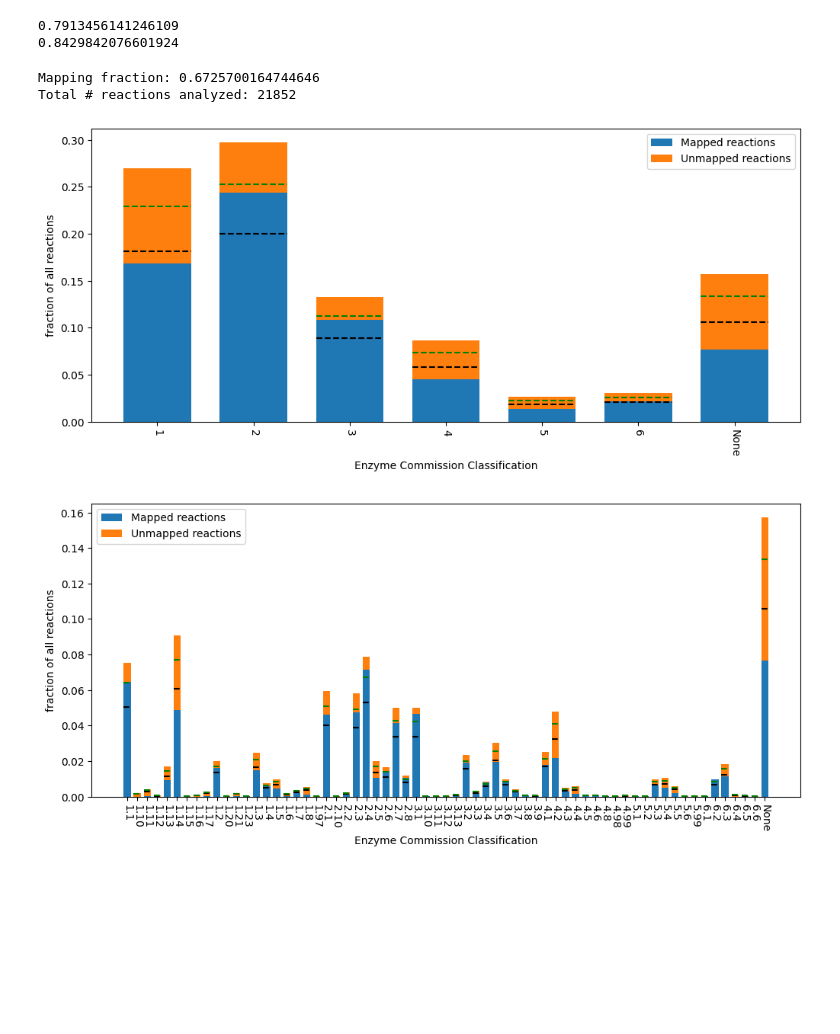
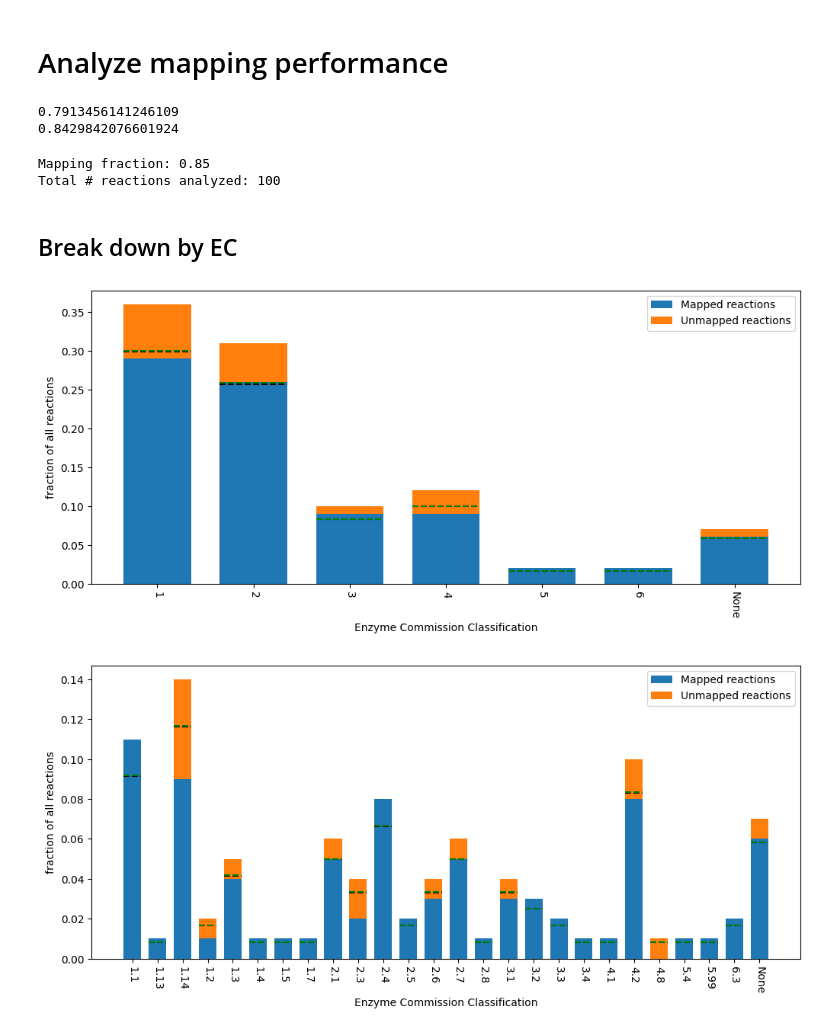
Before and after one commit to stefanpate/reaction-mapping, a Jupyter notebook: analysis_data_wrangling/analyze_mapping.ipynb, the cells around one changed output. Saved outputs shown, nothing was run; the diff lists cells and outputs as text; code cells hidden in the pictures; blank space fills up the shorter version.

```diff
--- a/analysis_data_wrangling/analyze_mapping.ipynb
+++ b/analysis_data_wrangling/analyze_mapping.ipynb
@@ -9,3 +14,5 @@ from utils import save_json, load_json
+# %% [markdown]
+# Analyze mapping performance
 # %%
 # Settings
 filtered_mc_path = '../mapping/mc_v21_as_is.json'
@@ -46,7 +53,7 @@ print(len(list(filtered_rxns_w_ec.keys())) / len(filtered_mc_rxns))
 0.8429842076601924
 # %%
 # Load in all rule names
-rules_path = '../mapping/JN3604IMT_rules.tsv'
+rules_path = '../mapping/minimal1224_all_uniprot.tsv' # JN3604IMT_rules.tsv
 all_rules = []
 with open(rules_path, 'r') as f:
     reader = csv.reader(f, delimiter='\t')
@@ -56,9 +63,9 @@ with open(rules_path, 'r') as f:
 all_rules = all_rules[1:]
 # %%
 # Load mapping
-mapping_path = '../mapping/mapping_all_mc_v21_imt_rules.csv'
-missing_path = '../mapping/missing_smiles_all_mc_v21_imt_rules.csv'
-parse_path = '../mapping/smiles_parse_issues_all_mc_v21_imt_rules.csv'
+mapping_path = '../mapping/mapping_random_100_mc_v21_min_rules_enforce_cof.csv'
+missing_path = '../mapping/missing_smiles_random_100_mc_v21_min_rules_enforce_cof.csv'
+parse_path = '../mapping/smiles_parse_issues_random_100_mc_v21_min_rules_enforce_cof.csv'
 all_rxns = []
 mapped_rxns = []
 unmapped_rxns = []
@@ -97,8 +104,10 @@ unmapped_rxns = list(set(unmapped_rxns) - set(parse_issues))
 print("Mapping fraction: {}".format(len(mapped_rxns) / len(all_rxns)))
 print("Total # reactions analyzed: {}".format(len(all_rxns)))
 # %% [output]
-Mapping fraction: 0.6725700164744646
-Total # reactions analyzed: 21852
+Mapping fraction: 0.85
+Total # reactions analyzed: 100
+# %% [markdown]
+## Break down by EC
 # %%
 map_frac = len(mapped_rxns) / len(all_rxns)
 
@@ -170,36 +179,36 @@ ymax = [0.55, 0.35]
 for i in range(2): # Iterate over 2 levels of ecc
     fig, ax = plt.subplots(figsize=(12,5))
     tot = sum(list(ecc_arrs[0][i].values())) + sum(list(ecc_arrs[1][i].values()))
 
 
     for j in range(2): # Iterate over mapped, unmapped
         xs = np.arange(len(ecc_arrs[j][i]))
         names = sorted(list(ecc_arrs[j][i].keys()))
         values = np.array([ecc_arrs[j][i][name] for name in names])
         values = values / tot
 
         if j == 0:
             ax.bar(xs, values, width=width, tick_label=names, label=labels[j])
             last_names = names
             last_values = values
         else:
             ax.bar(xs, values, width=width, tick_label=names, label=labels[j], bottom=last_values)
             ax.set_xticklabels(names, rotation=-90)
 
     # Make chance lines
     for k, x in enumerate(xs):
         top = last_values[k] + values[k]
         ax.hlines(top * map_frac, x - width / 2, x + width / 2, color='k', ls='--')
-        ax.hlines(top * 0.85, x - width / 2, x + width / 2, color='g', ls='--')
+        ax.hlines(top * jos_overall_map_frac, x - width / 2, x + width / 2, color='g', ls='--')
 
     # ax.set_ylim(0, ymax[i])
     ax.set_xlabel(f"Enzyme Commission Classification")
     ax.set_ylabel('fraction of all reactions')
     ax.legend()
     plt.show()
 # %% [output]
-[figure, old version]
+[figure, new version]
-[figure, old version]
+[figure, new version]
 # %%
 # Plot rule counts by reaction (on most specific level available)
 n_rules_per_rxn = sorted([len(elt) for elt in rxn2rule.values()], reverse=True)
```
Also changed, not shown: parts of 35 cells of this notebook, 37 other files.
